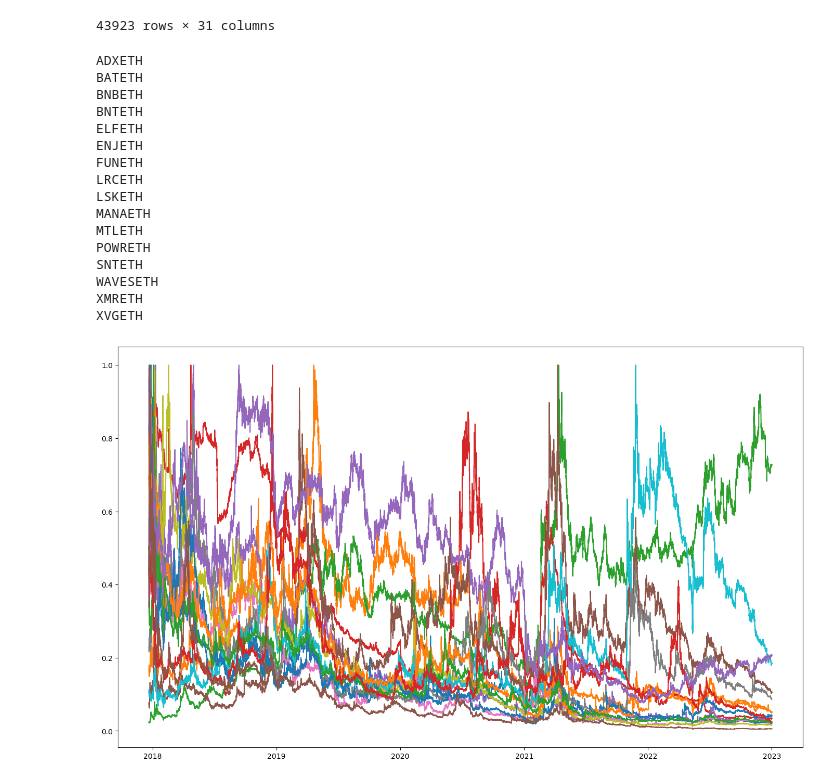
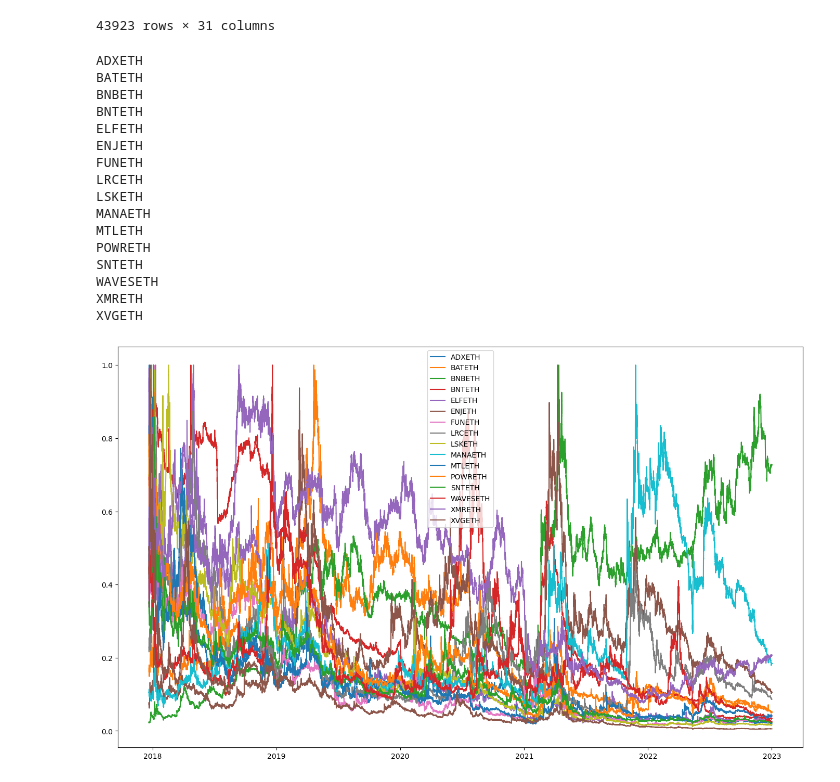
Before and after one commit to MazighLahianiX/binance_bot, a Jupyter notebook: feature_creation.ipynb, the cells around one changed output. Cells and saved outputs as stored; diff of their text form; code cells hidden in the pictures.

```diff
--- a/feature_creation.ipynb
+++ b/feature_creation.ipynb
@@ -199,28 +199,29 @@ train
 # %%
 plt.figure(figsize=(17, 10))
 for k in corr.columns[pos]:
     print(k)
     symbol = (train[k]/np.max(train[k]))
-    plt.plot(symbol)
+    plt.plot(symbol, label=k)
+plt.legend()
 plt.show()
 # %% [output]
 ADXETH
 BATETH
 BNBETH
 BNTETH
 ELFETH
 ENJETH
 FUNETH
 LRCETH
 LSKETH
 MANAETH
 MTLETH
 POWRETH
 SNTETH
 WAVESETH
 XMRETH
 XVGETH
-[figure, old version]
+[figure, new version]
 # %%
 plt.figure(figsize=(17, 10))
 for k in corr.columns[neg]:
```
Also changed, not shown: parts of 6 cells of this notebook.
